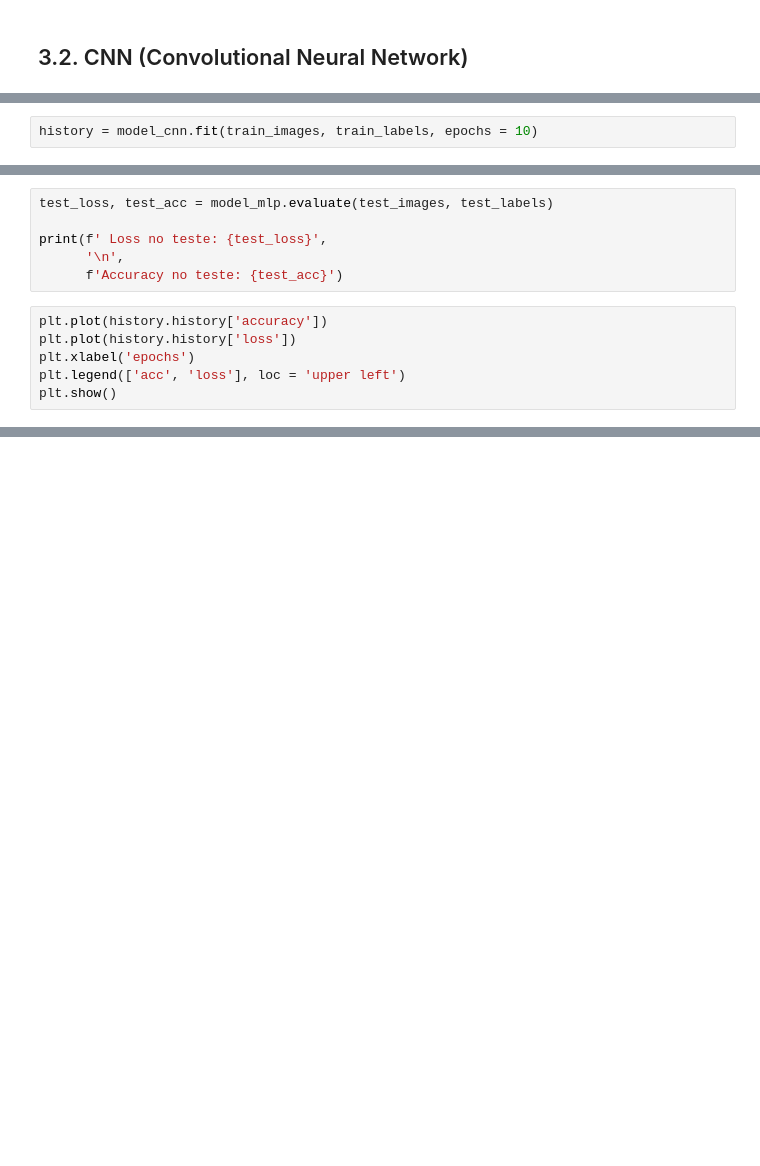
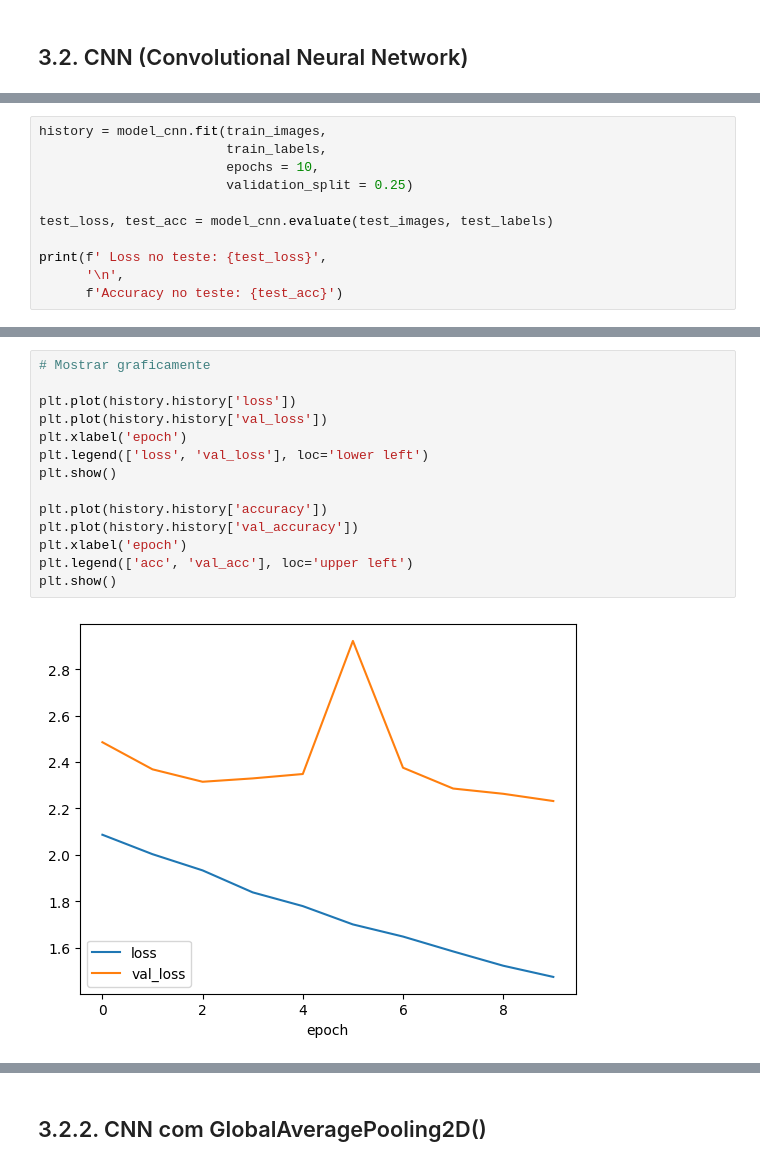
Before and after one commit to caioadlc/NN_and_DL, a Jupyter notebook: CNN_mnist_cifar.ipynb, the cells around one changed output, grey strips where cells are left out. Saved outputs shown, nothing was run; the diff lists cells and outputs as text; blank space fills up the shorter version.

```diff
--- a/CNN_mnist_cifar.ipynb
+++ b/CNN_mnist_cifar.ipynb
@@ -431,4 +470,13 @@ Model: "sequential_11"
 # %%
-history = model_cnn.fit(train_images, train_labels, epochs = 10)
+history = model_cnn.fit(train_images,
+                        train_labels,
+                        epochs = 10,
+                        validation_split = 0.25)
+
+test_loss, test_acc = model_cnn.evaluate(test_images, test_labels)
+
+print(f' Loss no teste: {test_loss}',
+      '\n',
+      f'Accuracy no teste: {test_acc}')
 # %% [output]
 Epoch 1/10
@@ -443,12 +499,16 @@ KeyboardInterrupt:
-# %%
-test_loss, test_acc = model_mlp.evaluate(test_images, test_labels)
-
-print(f' Loss no teste: {test_loss}',
-      '\n',
-      f'Accuracy no teste: {test_acc}')
-# %%
-plt.plot(history.history['accuracy'])
-plt.plot(history.history['loss'])
-plt.xlabel('epochs')
-plt.legend(['acc', 'loss'], loc = 'upper left')
-plt.show()
+# %%
+# Mostrar graficamente
+
+plt.plot(history.history['loss'])
+plt.plot(history.history['val_loss'])
+plt.xlabel('epoch')
+plt.legend(['loss', 'val_loss'], loc='lower left')
+plt.show()
+
+plt.plot(history.history['accuracy'])
+plt.plot(history.history['val_accuracy'])
+plt.xlabel('epoch')
+plt.legend(['acc', 'val_acc'], loc='upper left')
+plt.show()
+# %% [output]
+[figure, added]
@@ -454,0 +516,2 @@ plt.show()
+# %% [markdown]
+## 3.2.2. CNN com GlobalAveragePooling2D()
```
Also changed, not shown: parts of 19 cells of this notebook.
